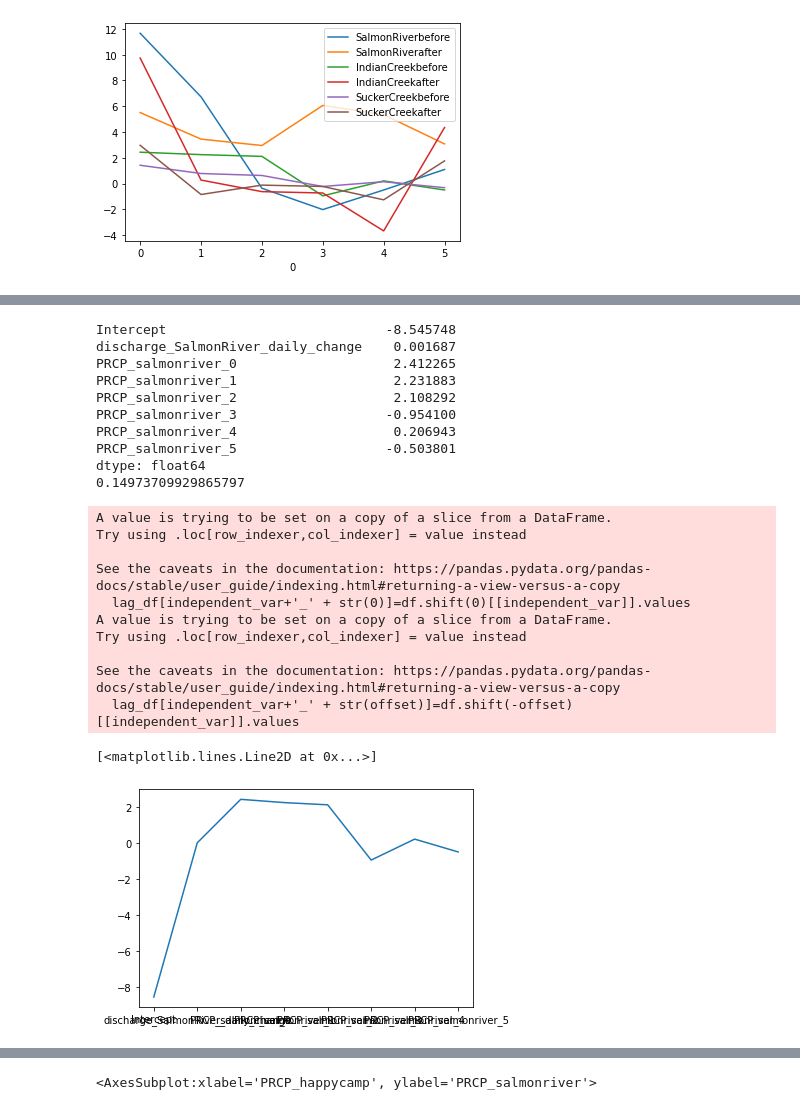
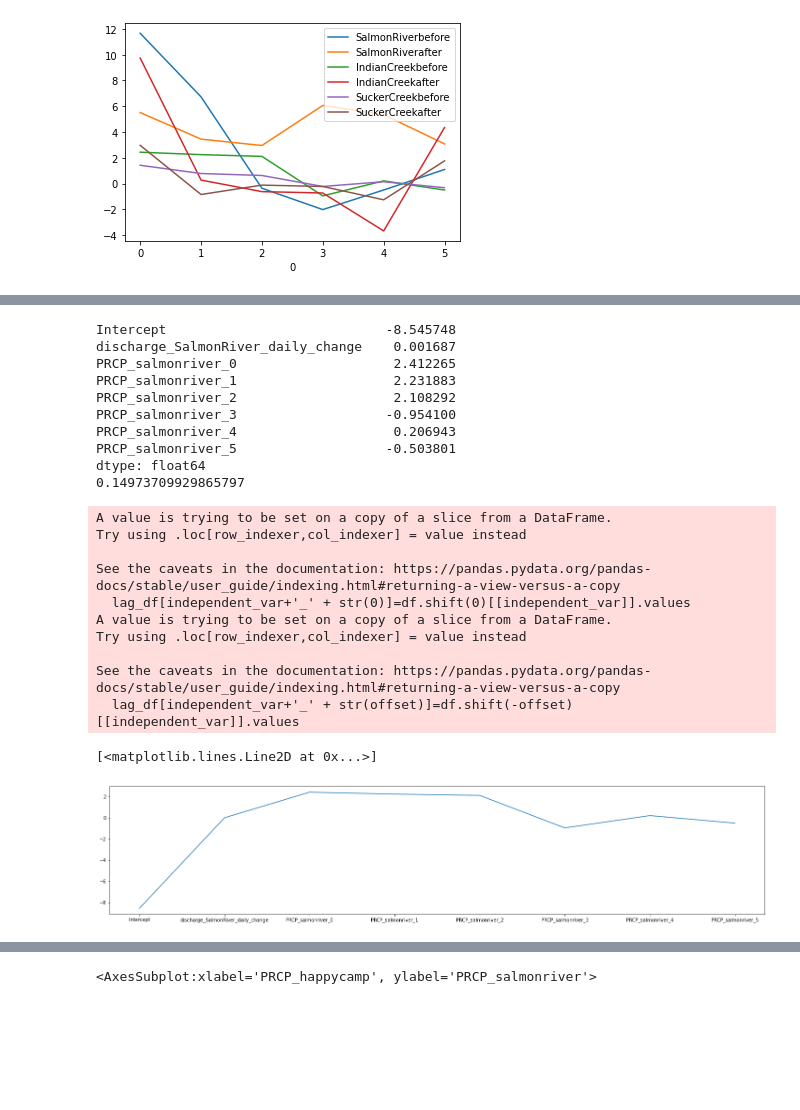
Before and after one commit to UW-GDA/SlaterFireHydrology, a Jupyter notebook: code/Analysis/Analysis.ipynb, the cells around one changed output, grey strips where cells are left out. Drawn from its saved outputs; the diff is of its cells as text; code cells hidden in the pictures; blank space fills up the shorter version.

```diff
--- a/code/Analysis/Analysis.ipynb
+++ b/code/Analysis/Analysis.ipynb
@@ -358,35 +359,36 @@ reg_string = dependent_var +' ~ discharge_SalmonRiver_daily_change + ' + indepen
 lag_df = df[[dependent_var, 'discharge_SalmonRiver_daily_change']]
 lag_df[independent_var+'_' + str(0)]=df.shift(0)[[independent_var]].values
 for offset in range(1,offset_max):
     lag_df[independent_var+'_' + str(offset)]=df.shift(-offset)[[independent_var]].values
     reg_string += ' + '+independent_var +'_' + str(offset)
 result = sm.ols(formula=reg_string, data=lag_df).fit()
 print(result.params)
 print(result.rsquared)
-plt.plot(result.params)
+fig,ax=plt.subplots(1,1, figsize=(25,5))
+ax.plot(result.params)
 # %% [output]
 Intercept                            -8.545748
 discharge_SalmonRiver_daily_change    0.001687
 PRCP_salmonriver_0                    2.412265
 PRCP_salmonriver_1                    2.231883
 PRCP_salmonriver_2                    2.108292
 PRCP_salmonriver_3                   -0.954100
 PRCP_salmonriver_4                    0.206943
 PRCP_salmonriver_5                   -0.503801
 dtype: float64
 0.14973709929865797
 A value is trying to be set on a copy of a slice from a DataFrame.
 Try using .loc[row_indexer,col_indexer] = value instead
 
 See the caveats in the documentation: https://pandas.pydata.org/pandas-docs/stable/user_guide/indexing.html#returning-a-view-versus-a-copy
   lag_df[independent_var+'_' + str(0)]=df.shift(0)[[independent_var]].values
 A value is trying to be set on a copy of a slice from a DataFrame.
 Try using .loc[row_indexer,col_indexer] = value instead
 
 See the caveats in the documentation: https://pandas.pydata.org/pandas-docs/stable/user_guide/indexing.html#returning-a-view-versus-a-copy
   lag_df[independent_var+'_' + str(offset)]=df.shift(-offset)[[independent_var]].values
 [<matplotlib.lines.Line2D at 0x...>]
-[figure, old version]
+[figure, new version]
 # %%
 df=summers_after
 offset_max=6
```
Also changed, not shown: parts of 8 cells of this notebook.
